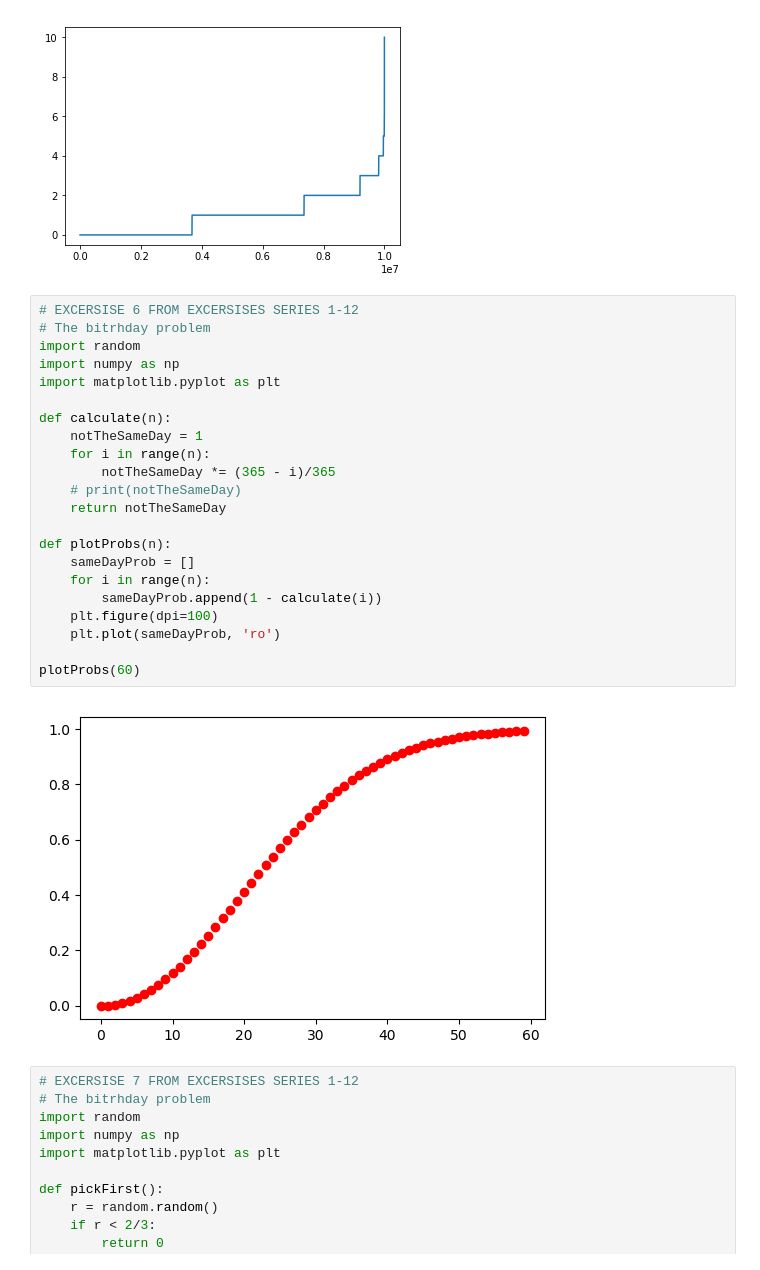
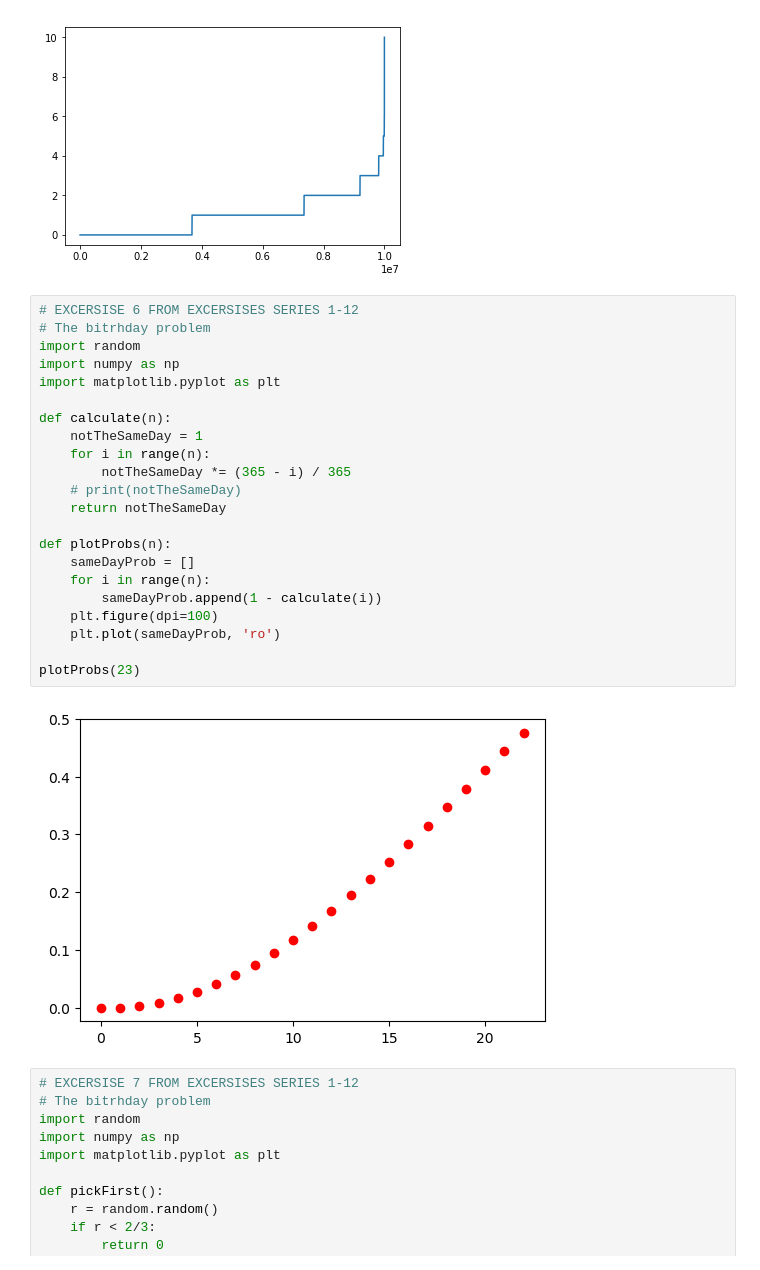
Before and after one commit to Stavrosfil/python_probabilities, a Jupyter notebook: probabilities.ipynb, the cells around one changed output. Drawn from its saved outputs; the diff is of its cells as text.

```diff
--- a/probabilities.ipynb
+++ b/probabilities.ipynb
@@ -197,27 +197,27 @@ plt.plot(sorted(findColumnBalls(10000000)))
 # %%
 # EXCERSISE 6 FROM EXCERSISES SERIES 1-12
 # The bitrhday problem
 import random
 import numpy as np
 import matplotlib.pyplot as plt
 
 def calculate(n):
     notTheSameDay = 1
     for i in range(n):
-        notTheSameDay *= (365 - i)/365
+        notTheSameDay *= (365 - i) / 365
     # print(notTheSameDay)
     return notTheSameDay
 
 def plotProbs(n):
     sameDayProb = []
     for i in range(n):
         sameDayProb.append(1 - calculate(i))
     plt.figure(dpi=100)
     plt.plot(sameDayProb, 'ro')
 
-plotProbs(60)
+plotProbs(23)
 # %% [output]
-[figure, old version]
+[figure, new version]
 # %%
 # EXCERSISE 7 FROM EXCERSISES SERIES 1-12
 # The bitrhday problem
```
